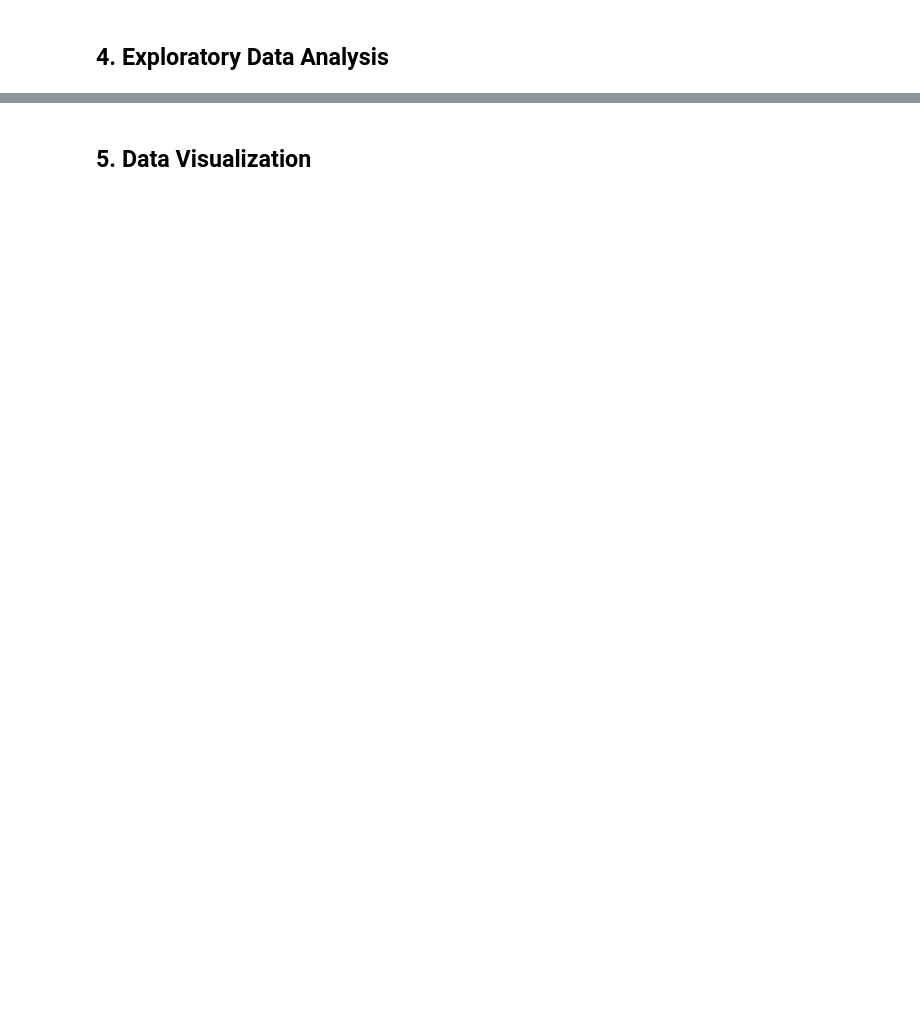
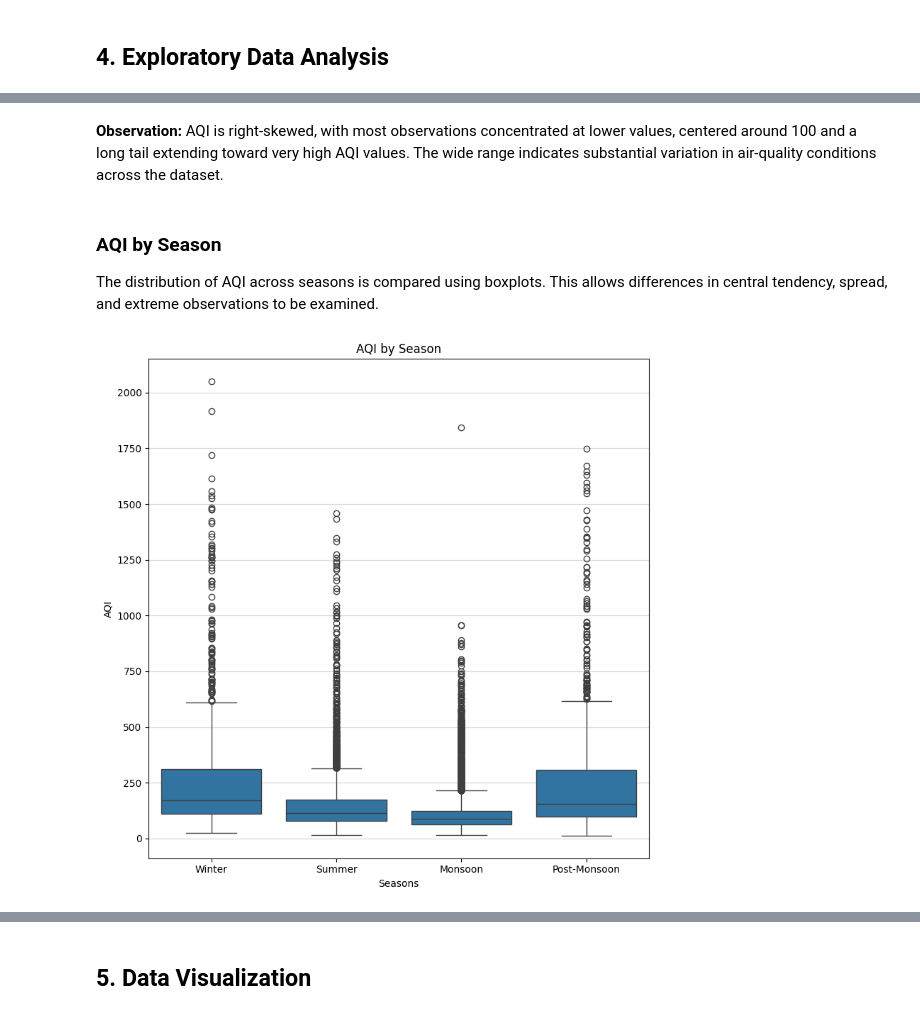
Before and after one commit to shefali-walia/india-air-quality-analysis, a Jupyter notebook: India_Air_Quality_Analysis.ipynb, the cells around one changed output, grey strips where cells are left out. Drawn from its saved outputs; the diff is of its cells as text; code cells hidden in the pictures; blank space fills up the shorter version.

```diff
--- a/India_Air_Quality_Analysis.ipynb
+++ b/India_Air_Quality_Analysis.ipynb
@@ -298,0 +380,22 @@ This seasonal variation suggests that temporal and environmental factors may be
+# %% [markdown]
+**Observation:** AQI is right-skewed, with most observations concentrated at lower values, centered around 100 and a long tail extending toward very high AQI values. The wide range indicates substantial variation in air-quality conditions across the dataset.
+# %% [markdown]
+### AQI by Season
+
+The distribution of AQI across seasons is compared using boxplots. This allows differences in central tendency, spread, and extreme observations to be examined.
+# %%
+plt.figure(figsize = (8,8))
+sns.boxplot(
+    data = df,
+    x = 'Season',
+    y = 'AQI'
+)
+plt.title("AQI by Season")
+plt.xlabel("Seasons")
+plt.ylabel("AQI")
+# Can add plt.ylim(0,800) but the outliers going up 2000+ are real data points
+plt.grid(True, axis = 'y', alpha = 0.5)
+plt.tight_layout()
+plt.show()
+# %% [output]
+[figure, added]
```
Also changed, not shown: parts of 21 cells of this notebook.
